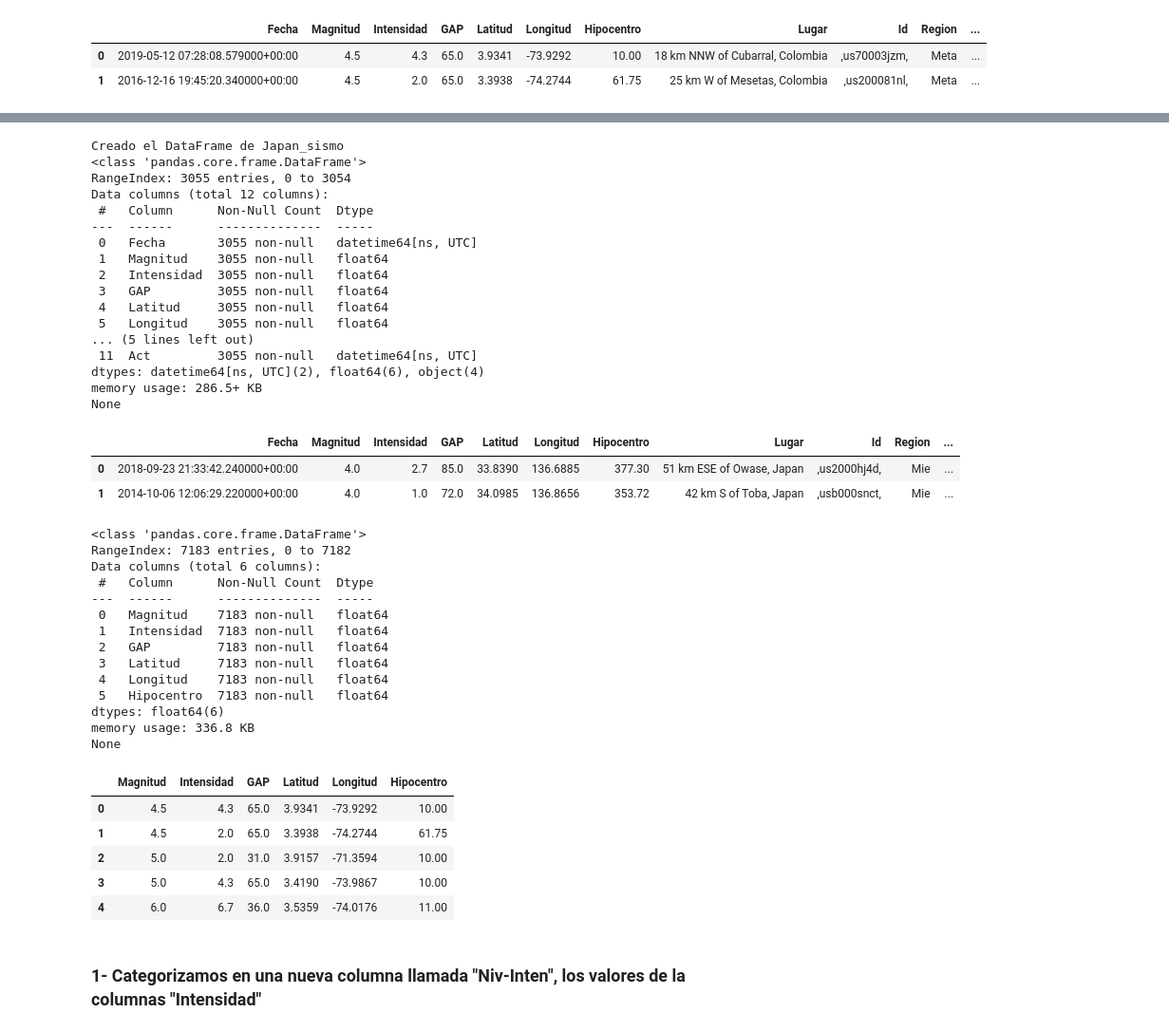
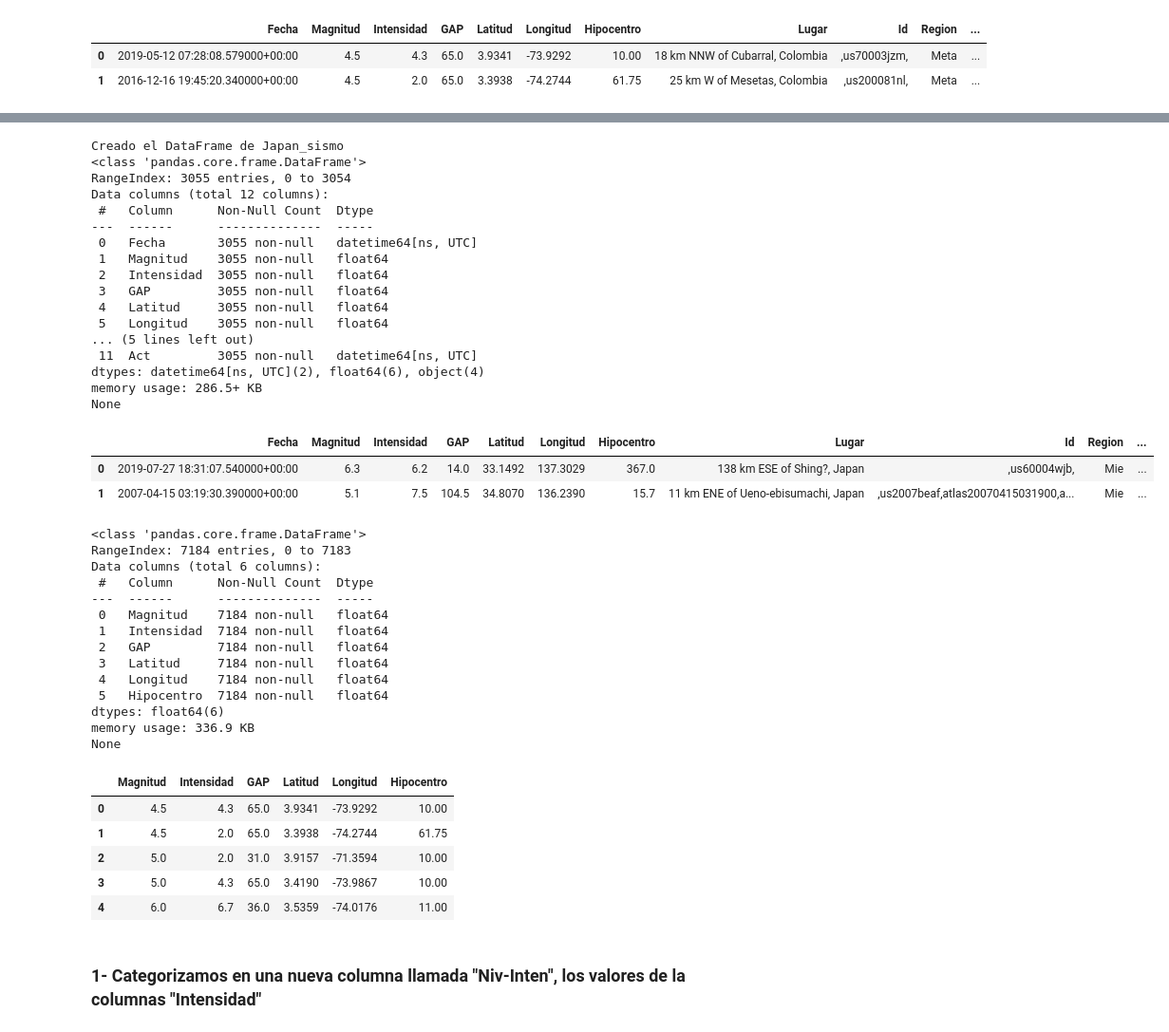
Before and after one commit to tinchoreco/PF-Alertas-Sismicas, a Jupyter notebook: notebooks/Machine_Learning/Machin_Learning.ipynb, the cells around one changed output, grey strips where cells are left out. Shown: that part at 95% size. Drawn from its saved outputs; the diff is of its cells as text; code cells hidden in the pictures.

```diff
--- a/notebooks/Machine_Learning/Machin_Learning.ipynb
+++ b/notebooks/Machine_Learning/Machin_Learning.ipynb
@@ -160,5 +166,5 @@ None
 # %%
-# Creamos el DataFrame de  df_EEUU_sismo
+# Creamos el DataFrame de  df_Japan_sismo
 # Crea una instancia del cliente de BigQuery
 client = bigquery.Client(project= project_ids[0])
 
@@ -166,38 +172,38 @@ client = bigquery.Client(project= project_ids[0])
 dataset_id = dataset_ids[0]
 
 
-table_ref = dataset_ref.table(table_ids[3])
+table_ref = dataset_ref.table(table_ids[5])
 
 
 # Descarga la tabla en un DataFrame
 table = client.get_table(table_ref)
 df_Japan_sismo = client.list_rows(table).to_dataframe()
 
 # Imprime las primeras filas del DataFrame
-print(f"Creado el DataFrame de {table_ids[3]}")
+print(f"Creado el DataFrame de {table_ids[5]}")
 print(df_Japan_sismo.info())
 df_Japan_sismo.head(2)
 # %% [output]
 Creado el DataFrame de Japan_sismo
 <class 'pandas.core.frame.DataFrame'>
 RangeIndex: 3055 entries, 0 to 3054
 Data columns (total 12 columns):
  #   Column      Non-Null Count  Dtype
 ---  ------      --------------  -----
  0   Fecha       3055 non-null   datetime64[ns, UTC]
  1   Magnitud    3055 non-null   float64
  2   Intensidad  3055 non-null   float64
  3   GAP         3055 non-null   float64
  4   Latitud     3055 non-null   float64
  5   Longitud    3055 non-null   float64
 ... (5 lines left out)
  11  Act         3055 non-null   datetime64[ns, UTC]
 dtypes: datetime64[ns, UTC](2), float64(6), object(4)
 memory usage: 286.5+ KB
 None
 |  | Fecha | Magnitud | Intensidad | GAP | Latitud | Longitud | Hipocentro | Lugar | Id | Region | ... |
-| 0 | 2018-09-23 21:33:42.240000+00:00 | 4.0 | 2.7 | 85.0 | 33.8390 | 136.6885 | 377.30 | 51 km ESE of Owase, Japan | ,us2000hj4d, | Mie | ... |
-| 1 | 2014-10-06 12:06:29.220000+00:00 | 4.0 | 1.0 | 72.0 | 34.0985 | 136.8656 | 353.72 | 42 km S of Toba, Japan | ,usb000snct, | Mie | ... |
+| 0 | 2019-07-27 18:31:07.540000+00:00 | 6.3 | 6.2 | 14.0 | 33.1492 | 137.3029 | 367.0 | 138 km ESE of Shing?, Japan | ,us60004wjb, | Mie | ... |
+| 1 | 2007-04-15 03:19:30.390000+00:00 | 5.1 | 7.5 | 104.5 | 34.8070 | 136.2390 | 15.7 | 11 km ENE of Ueno-ebisumachi, Japan | ,us2007beaf,atlas20070415031900,a... | Mie | ... |
 # %%
 # Unificamos la data y ordenamos por fecha
 df_paises_sismos = pd.concat([df_Colombia_sismo, df_Japan_sismo, df_EEUU_sismo], ignore_index=True)
@@ -214,18 +220,18 @@ print(df_paises_sismos.info())
 df_paises_sismos.head(5)
 # %% [output]
 <class 'pandas.core.frame.DataFrame'>
-RangeIndex: 7183 entries, 0 to 7182
+RangeIndex: 7184 entries, 0 to 7183
 Data columns (total 6 columns):
  #   Column      Non-Null Count  Dtype
 ---  ------      --------------  -----
- 0   Magnitud    7183 non-null   float64
- 1   Intensidad  7183 non-null   float64
- 2   GAP         7183 non-null   float64
- 3   Latitud     7183 non-null   float64
- 4   Longitud    7183 non-null   float64
- 5   Hipocentro  7183 non-null   float64
+ 0   Magnitud    7184 non-null   float64
+ 1   Intensidad  7184 non-null   float64
+ 2   GAP         7184 non-null   float64
+ 3   Latitud     7184 non-null   float64
+ 4   Longitud    7184 non-null   float64
+ 5   Hipocentro  7184 non-null   float64
 dtypes: float64(6)
-memory usage: 336.8 KB
+memory usage: 336.9 KB
 None
 |  | Magnitud | Intensidad | GAP | Latitud | Longitud | Hipocentro |
 | 0 | 4.5 | 4.3 | 65.0 | 3.9341 | -73.9292 | 10.00 |
```
Also changed, not shown: parts of 41 cells of this notebook, 8 other files.
